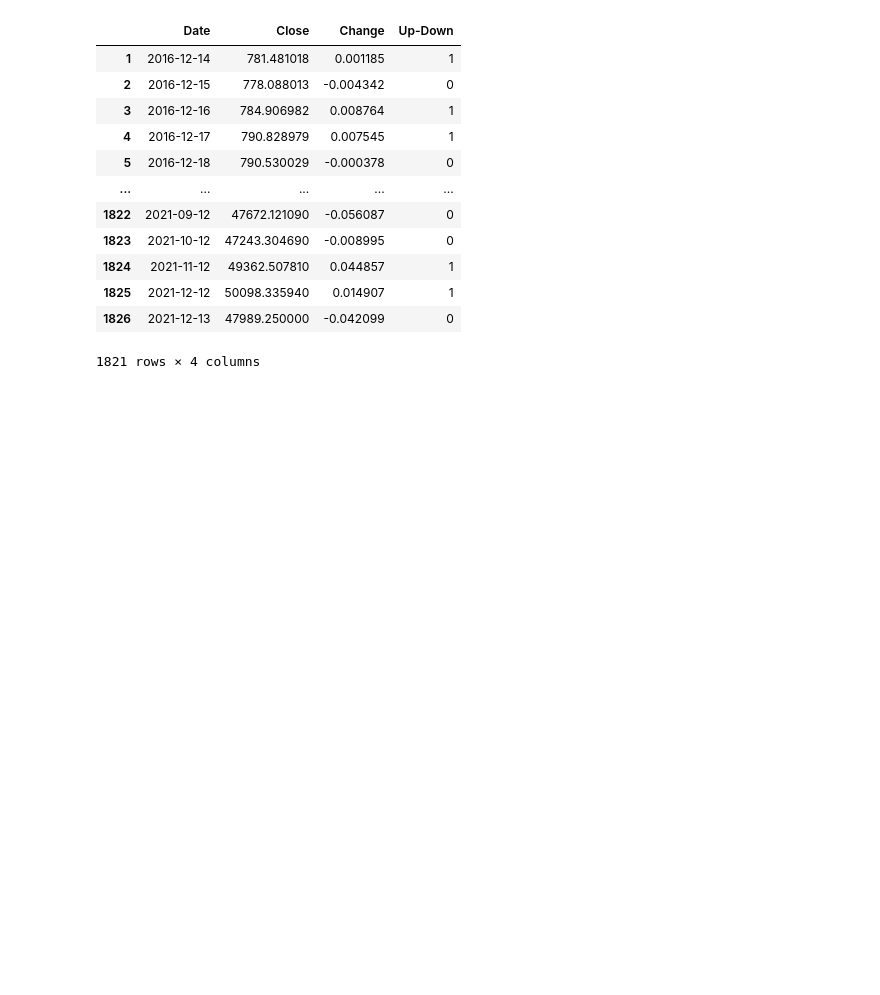
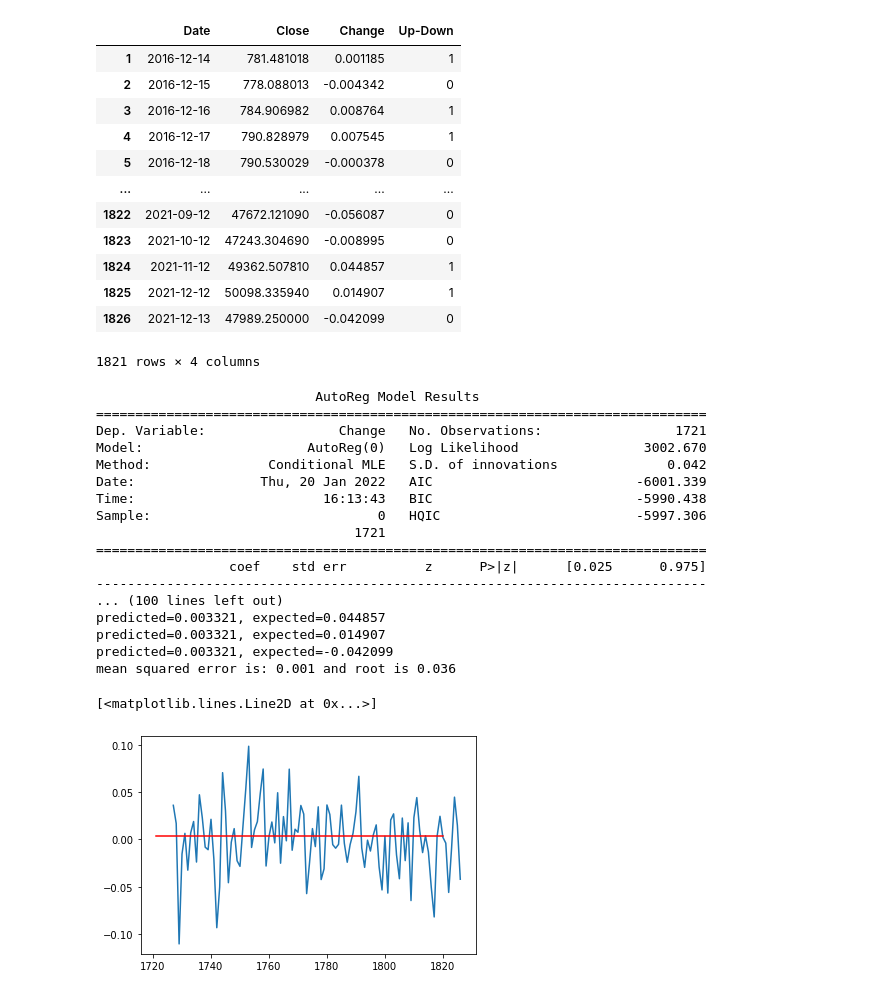
Before and after one commit to JimTsiob/Machine-Learning-project, a Jupyter notebook: lin.ipynb, the cells around one changed output. Cells and saved outputs as stored; diff of their text form; code cells hidden in the pictures; blank space fills up the shorter version.

```diff
--- a/lin.ipynb
+++ b/lin.ipynb
@@ -288,3 +363,39 @@ See the caveats in the documentation: https://pandas.pydata.org/pandas-docs/stab
 | 1825 | 2021-12-12 | 50098.335940 | 0.014907 | 1 |
 | 1826 | 2021-12-13 | 47989.250000 | -0.042099 | 0 |
 1821 rows × 4 columns
+# %%
+ar1_train_data,ar1_test_data=ar_data["Change"].iloc[:len(ar_data)-100],ar_data["Change"].iloc[len(ar_data)-100:]
+
+optimal_ar_model=ar_select_order(ar1_train_data,maxlag=30)
+optimal_ar_model_fitted=optimal_ar_model.model.fit()
+print(optimal_ar_model_fitted.summary())
+print("Optimal number of lags is %s" % optimal_ar_model_fitted.ar_lags)
+ar1_predictions=optimal_ar_model_fitted.predict(start=len(ar1_train_data),end=len(ar1_train_data)+len(ar1_test_data)-1)
+for i in range(len(ar1_predictions)):
+    print('predicted=%f, expected=%f' %(ar1_predictions.iloc[i],ar1_test_data.iloc[i]))
+rmse=mean_squared_error(ar1_test_data,ar1_predictions)
+rmse_root=np.sqrt(rmse)
+print("mean squared error is: %.3f and root is %.3f" %(rmse,rmse_root))
+
+plt.plot(ar1_test_data)
+plt.plot(ar1_predictions, color='red')
+# %% [output]
+                            AutoReg Model Results
+==============================================================================
+Dep. Variable:                 Change   No. Observations:                 1721
+Model:                     AutoReg(0)   Log Likelihood                3002.670
+Method:               Conditional MLE   S.D. of innovations              0.042
+Date:                Thu, 20 Jan 2022   AIC                          -6001.339
+Time:                        16:13:43   BIC                          -5990.438
+Sample:                             0   HQIC                         -5997.306
+                                 1721
+==============================================================================
+                 coef    std err          z      P>|z|      [0.025      0.975]
+------------------------------------------------------------------------------
+... (100 lines left out)
+predicted=0.003321, expected=0.044857
+predicted=0.003321, expected=0.014907
+predicted=0.003321, expected=-0.042099
+mean squared error is: 0.001 and root is 0.036
+[<matplotlib.lines.Line2D at 0x...>]
+[figure, added]
```
Also changed, not shown: parts of 34 cells of this notebook, 3 other files.
